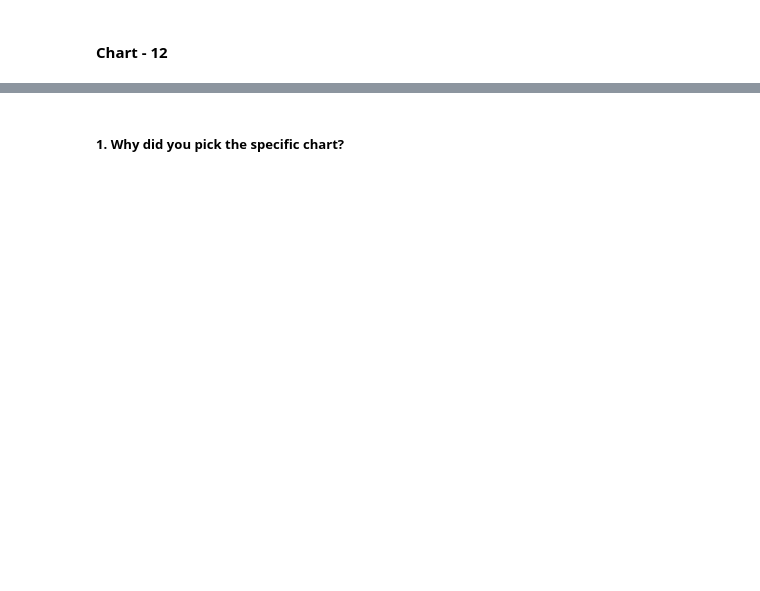
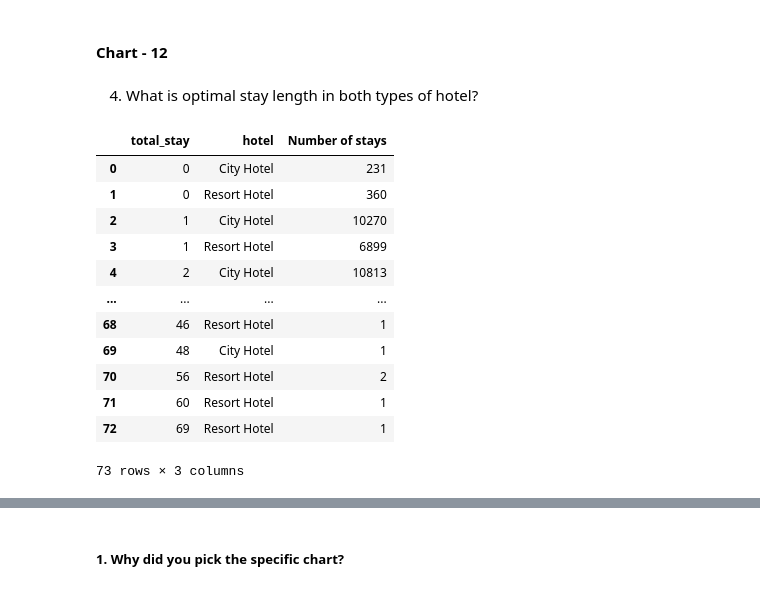
Before and after one commit to ShubhamAGWL/ShubhAG, a Jupyter notebook: Capstone_project_Hotel_Booking_Analysis.ipynb, the cells around one changed output, grey strips where cells are left out. Drawn from its saved outputs; the diff is of its cells as text; code cells hidden in the pictures; blank space fills up the shorter version.

```diff
--- a/Capstone_project_Hotel_Booking_Analysis.ipynb
+++ b/Capstone_project_Hotel_Booking_Analysis.ipynb
@@ -854,0 +878,22 @@ Answer Here
+# %% [markdown]
+4) What is optimal stay length in both types of hotel?
+# %%
+# Chart - 12 visualization code
+stay_length = new_df.groupby(['total_stay','hotel']).agg('count').reset_index()
+stay_length = stay_length.iloc[:, :3]
+stay_length = stay_length.rename(columns={'is_canceled':'Number of stays'})
+stay_length
+# %% [output]
+|  | total_stay | hotel | Number of stays |
+| 0 | 0 | City Hotel | 231 |
+| 1 | 0 | Resort Hotel | 360 |
+| 2 | 1 | City Hotel | 10270 |
+| 3 | 1 | Resort Hotel | 6899 |
+| 4 | 2 | City Hotel | 10813 |
+| ... | ... | ... | ... |
+| 68 | 46 | Resort Hotel | 1 |
+| 69 | 48 | City Hotel | 1 |
+| 70 | 56 | Resort Hotel | 2 |
+| 71 | 60 | Resort Hotel | 1 |
+| 72 | 69 | Resort Hotel | 1 |
+73 rows × 3 columns
```
Also changed, not shown: parts of 31 cells of this notebook.
